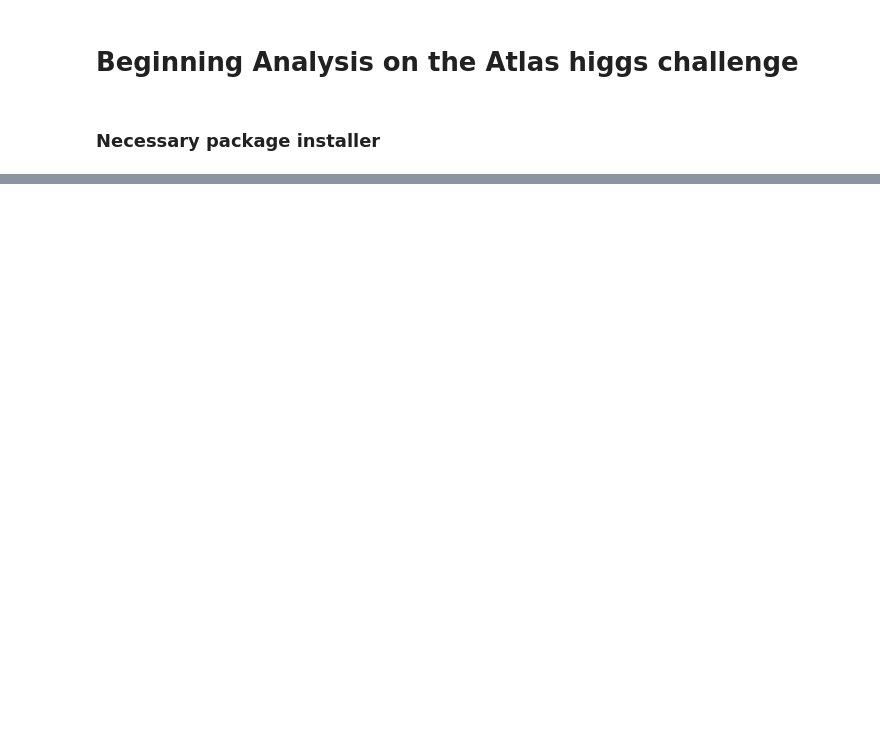
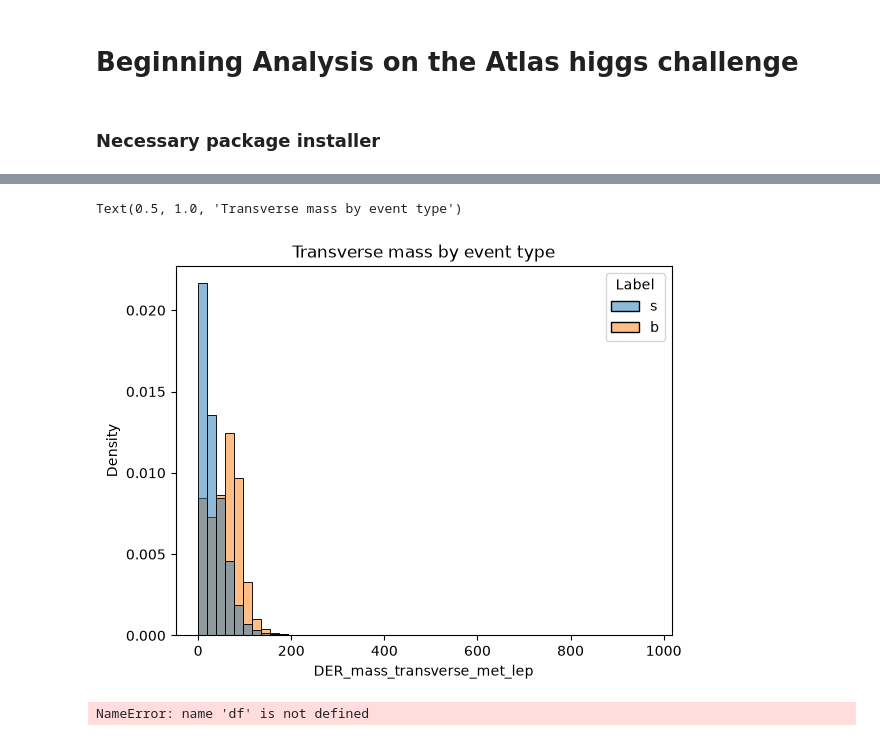
Before and after one commit to EmersonCarm/higgs-boson-signal-classification, a Jupyter notebook: Beginning_Analysis.ipynb, the cells around one changed output, grey strips where cells are left out. Saved outputs shown, nothing was run; the diff lists cells and outputs as text; code cells hidden in the pictures; blank space fills up the shorter version.

```diff
--- a/Beginning_Analysis.ipynb
+++ b/Beginning_Analysis.ipynb
@@ -13,0 +72,33 @@ if __name__ == "__main__":
+# %%
+sns.histplot(data=df[df['DER_mass_transverse_met_lep'] != -999],
+             x='DER_mass_transverse_met_lep', hue='Label',
+             bins=50, stat='density', common_norm=False)
+plt.title('Transverse mass by event type')
+# %% [output]
+Text(0.5, 1.0, 'Transverse mass by event type')
+[figure, added]
+# %%
+threshold = 0.5
+
+numeric_cols = (df.select_dtypes(include='number')
+                  .drop(columns=['Weight', 'KaggleWeight'], errors='ignore')
+                  .replace(-999.0, np.nan))  # sentinel values distort correlations
+
+corr = numeric_cols.corr()
+
+# keep only features with at least one strong partner (ignoring self-correlation)
+strong = (corr.abs() >= threshold) & ~np.eye(len(corr), dtype=bool)
+keep = strong.any(axis=0)
+corr_f = corr.loc[keep, keep]
+
+# hide weak cells and the redundant upper triangle (including the diagonal)
+mask = (corr_f.abs() < threshold) | np.triu(np.ones(corr_f.shape, dtype=bool))
+
+plt.figure(figsize=(12, 10))
+sns.heatmap(corr_f, mask=mask, cmap='coolwarm', center=0, vmin=-1, vmax=1,
+            annot=True, fmt='.2f', annot_kws={'size': 7}, linewidths=0.5)
+plt.title(f'Feature pairs with |r| >= {threshold}')
+plt.tight_layout()
+plt.show()
+# %% [output]
+NameError: name 'df' is not defined
```
Also changed, not shown: parts of 5 cells of this notebook.
